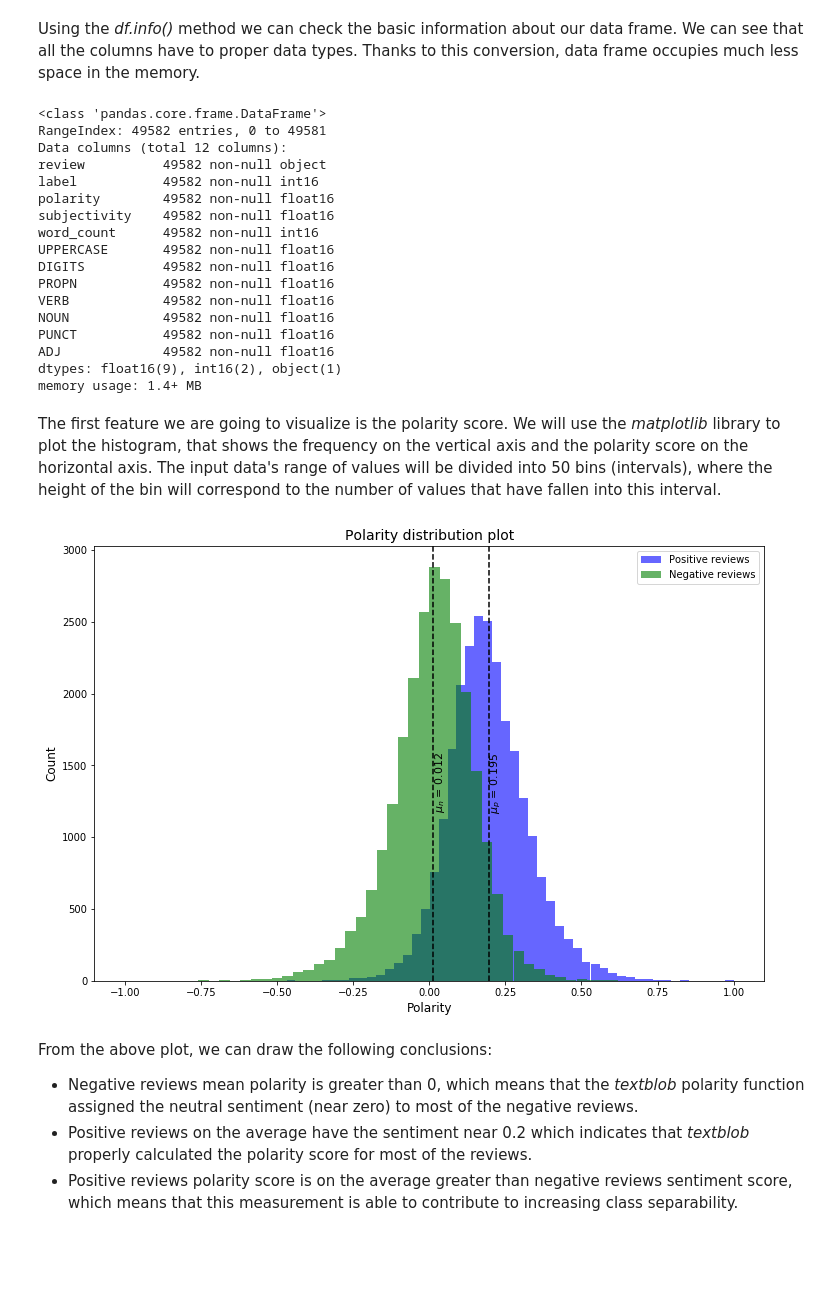
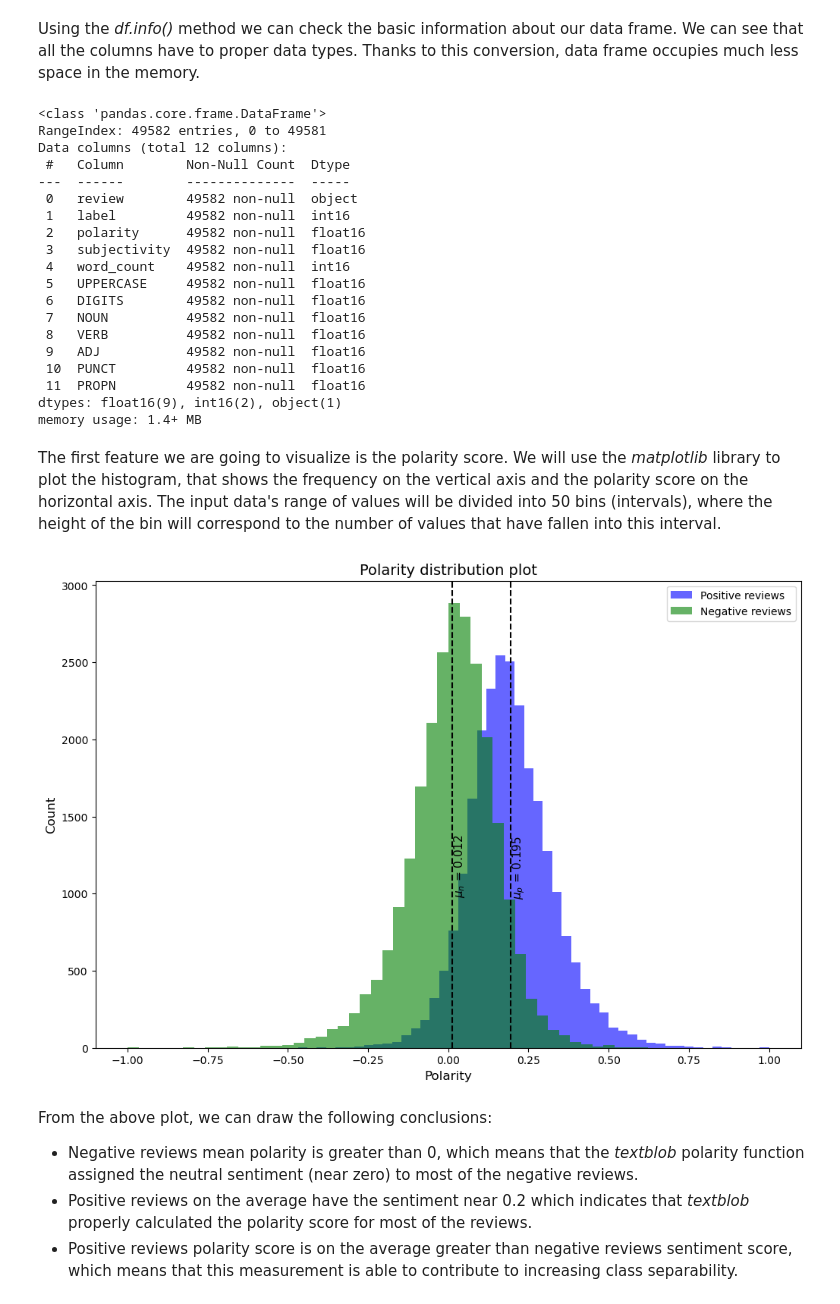
Before and after one commit to xianxu/sentiment-analysis-pytorch, a Jupyter notebook: 1_data_processing.ipynb, the cells around one changed output. Drawn from its saved outputs; the diff is of its cells as text; code cells hidden in the pictures; blank space fills up the shorter version.

```diff
--- a/1_data_processing.ipynb
+++ b/1_data_processing.ipynb
@@ -555,7 +533,7 @@ col_types = {'review': str,'label': np.int16, 'polarity': np.float16, 'subjectiv
              'VERB': np.float16, 'NOUN': np.float16, 'PUNCT': np.float16, 'ADJ': np.float16}
 
 # Import dataset from the CSV file
-dataset_feat = pd.read_csv('dataset/datasets_feat/dataset_feat.csv', dtype=col_types)
+dataset_feat = pd.read_csv('/Users/xianxu/Downloads/aclImdb/dataset_feat/dataset_feat.csv', dtype=col_types)
 # %%
 # Print the first 5 rows from the dataset
 dataset_feat.head()
@@ -574,18 +552,20 @@ dataset_feat.info()
 <class 'pandas.core.frame.DataFrame'>
 RangeIndex: 49582 entries, 0 to 49581
 Data columns (total 12 columns):
-review          49582 non-null object
-label           49582 non-null int16
-polarity        49582 non-null float16
-subjectivity    49582 non-null float16
-word_count      49582 non-null int16
-UPPERCASE       49582 non-null float16
-DIGITS          49582 non-null float16
-PROPN           49582 non-null float16
-VERB            49582 non-null float16
-NOUN            49582 non-null float16
-PUNCT           49582 non-null float16
-ADJ             49582 non-null float16
+ #   Column        Non-Null Count  Dtype
+---  ------        --------------  -----
+ 0   review        49582 non-null  object
+ 1   label         49582 non-null  int16
+ 2   polarity      49582 non-null  float16
+ 3   subjectivity  49582 non-null  float16
+ 4   word_count    49582 non-null  int16
+ 5   UPPERCASE     49582 non-null  float16
+ 6   DIGITS        49582 non-null  float16
+ 7   NOUN          49582 non-null  float16
+ 8   VERB          49582 non-null  float16
+ 9   ADJ           49582 non-null  float16
+ 10  PUNCT         49582 non-null  float16
+ 11  PROPN         49582 non-null  float16
 dtypes: float16(9), int16(2), object(1)
 memory usage: 1.4+ MB
 # %% [markdown]
@@ -593,35 +573,35 @@ The first feature we are going to visualize is the polarity score. We will use t
 # %%
 # Separate polarity score for positive and nagative reviews
 pos_reviews_pol = dataset_feat.loc[dataset_feat.label==1, 'polarity']
 neg_reviews_pol = dataset_feat.loc[dataset_feat.label==0, 'polarity']
 
 # Create a new figure
 plt.figure(figsize=(12,8))
 
 # Create a histogram of polarity for positive reviews (color=blue, transparency=0.6)
 plt.hist(pos_reviews_pol, bins=50, label='Positive reviews', alpha=0.6, color='blue')
 # Create a histogram of polarity for negative reviews (color=green, transparency=0.6)
 plt.hist(neg_reviews_pol, bins=50, label='Negative reviews', alpha=0.6, color='green')
 # Create the title, horizontal axis label, vertical axis label and legend for the histograms
 plt.title('Polarity distribution plot', size=14)
 plt.xlabel('Polarity', size=12)
 plt.ylabel('Count', size=12)
 plt.legend(loc='upper right')
 
 # Calculate the mean value of polarity for positive and negative reviews
 pos_pol_mean = pos_reviews_pol.mean()
 neg_pol_mean = neg_reviews_pol.mean()
 
 # Add vertical lines that represent the average polarity of each class
 plt.axvline(pos_pol_mean, c='k', linestyle='--', linewidth=1.5)
 plt.axvline(neg_pol_mean, c='k', linestyle='--', linewidth=1.5)
 # Add annotations
-plt.text(pos_pol_mean, 1200, r'$\mu_p$ = {:.3f}'.format(pos_pol_mean), rotation=90, size=11)
-plt.text(neg_pol_mean, 1200, r'$\mu_n$ = {:.3f}'.format(neg_pol_mean), rotation=90, size=11)
+plt.text(pos_pol_mean, 1000, r'$\mu_p$ = {:.3f}'.format(pos_pol_mean), rotation=90, size=11)
+plt.text(neg_pol_mean, 1000, r'$\mu_n$ = {:.3f}'.format(neg_pol_mean), rotation=90, size=11)
 
 plt.show()
 # %% [output]
-[figure, old version]
+[figure, new version]
 # %% [markdown]
 From the above plot, we can draw the following conclusions:
 - Negative reviews mean polarity is greater than 0, which means that the *textblob* polarity function assigned the neutral sentiment (near zero) to most of the negative reviews.
```
Also changed, not shown: parts of 30 cells of this notebook, 1 other file.
